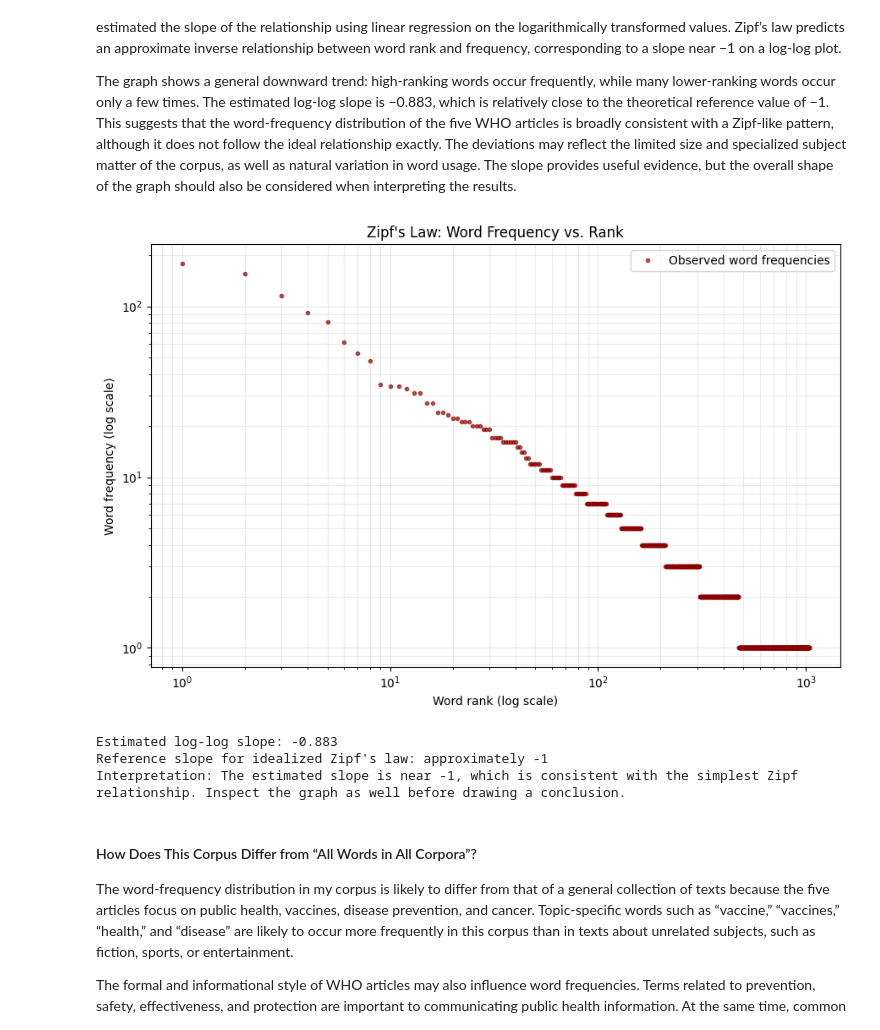
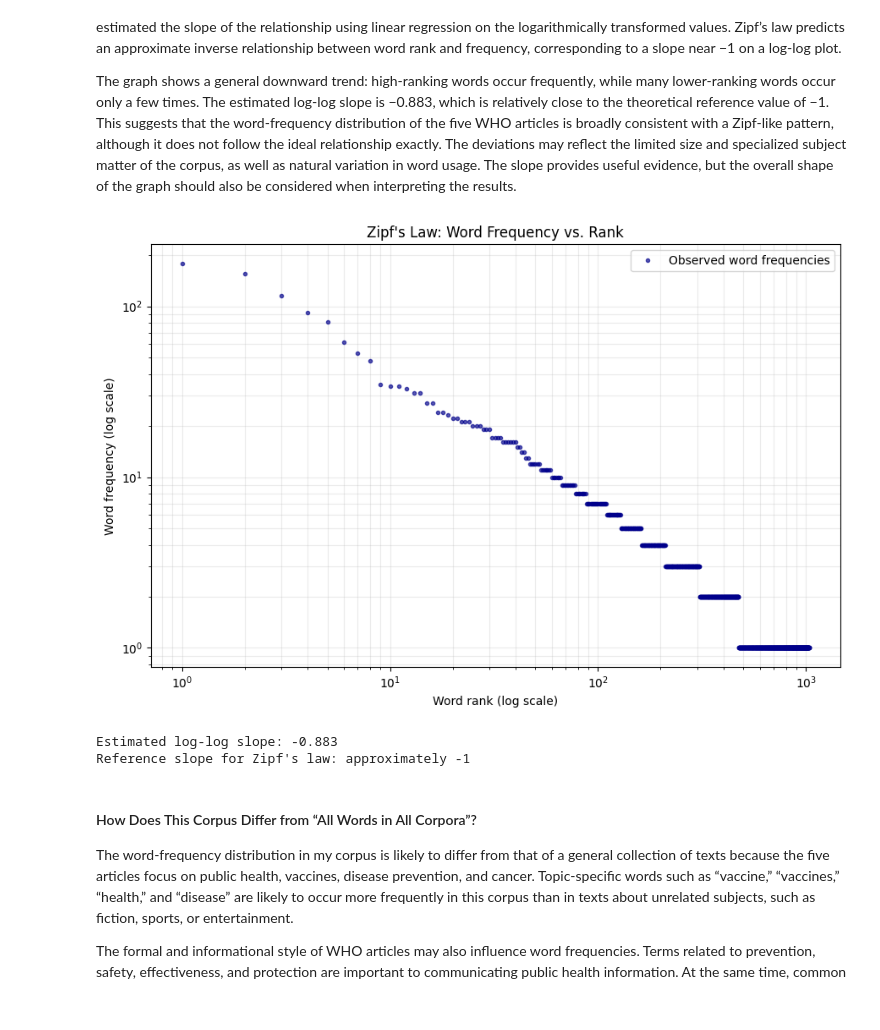
Before and after one commit to nakesha-fray/DATA620_nf, a Jupyter notebook: Data620_Week8_nf.ipynb, the cells around one changed output. Saved outputs shown, nothing was run; the diff lists cells and outputs as text; code cells hidden in the pictures.

```diff
--- a/Data620_Week8_nf.ipynb
+++ b/Data620_Week8_nf.ipynb
@@ -366,56 +366,40 @@ The graph shows a general downward trend: high-ranking words occur frequently, w
 # %%
 # Does the observed relative frequency of these words follow Zipf’s law? Explain.
 
 ranks = np.arange(1, len(frequency_table) + 1)
 counts = frequency_table["count"].to_numpy()
 
 plt.figure(figsize=(9, 6))
 
 plt.loglog(
     ranks,
     counts,
     marker=".",
     linestyle="none",
-    color="darkred",
+    color="darkblue",
     alpha=0.65,
-    label="Observed word frequencies"
-)
+    label="Observed word frequencies")
 
 plt.title("Zipf's Law: Word Frequency vs. Rank")
 plt.xlabel("Word rank (log scale)")
 plt.ylabel("Word frequency (log scale)")
 plt.grid(True, which="both", alpha=0.25)
 plt.legend()
 plt.tight_layout()
 plt.show()
 
 if len(counts) >= 2:
     slope, intercept = np.polyfit(
-        np.log10(ranks),
-        np.log10(counts),
-        1
-    )
+    np.log10(ranks),
+    np.log10(counts),
+    1)
 
-    print(f"Estimated log-log slope: {slope:.3f}")
-    print("Reference slope for idealized Zipf's law: approximately -1")
-
-    if -1.2 <= slope <= -0.8:
-        print(
-            "Interpretation: The estimated slope is near -1, "
-            "which is consistent with the simplest Zipf relationship. "
-            "Inspect the graph as well before drawing a conclusion."
-        )
-    else:
-        print(
-            "Interpretation: The estimated slope differs from -1. "
-            "The corpus may still show a Zipf-like pattern; examine "
-            "the log-log graph and the limitations of this small corpus."
-        )
+print(f"Estimated log-log slope: {slope:.3f}")
+print("Reference slope for Zipf's law: approximately -1")
 # %% [output]
-[figure, old version]
+[figure, new version]
 Estimated log-log slope: -0.883
-Reference slope for idealized Zipf's law: approximately -1
-Interpretation: The estimated slope is near -1, which is consistent with the simplest Zipf relationship. Inspect the graph as well before drawing a conclusion.
+Reference slope for Zipf's law: approximately -1
 # %% [markdown]
 #### How Does This Corpus Differ from “All Words in All Corpora”?
 
```
Also changed, not shown: parts of 1 cell of this notebook.
